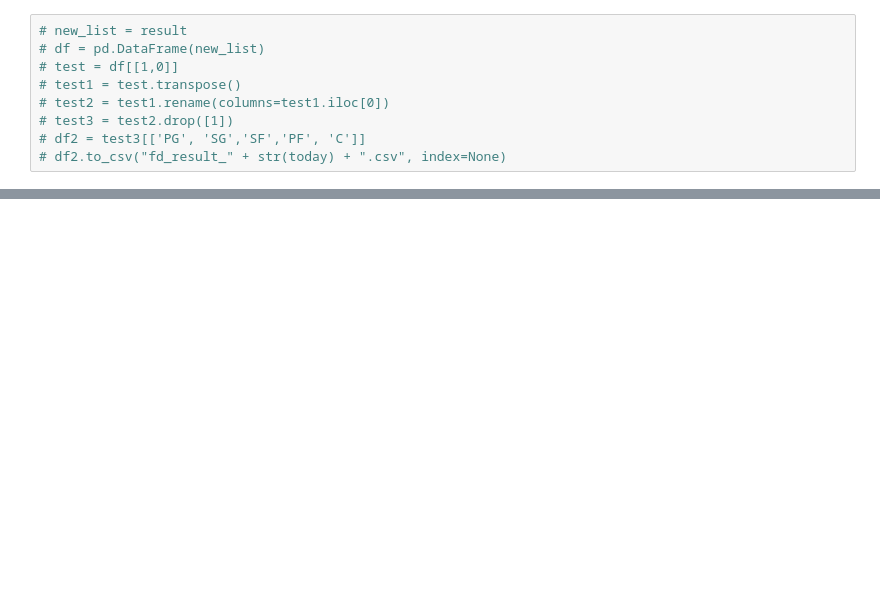
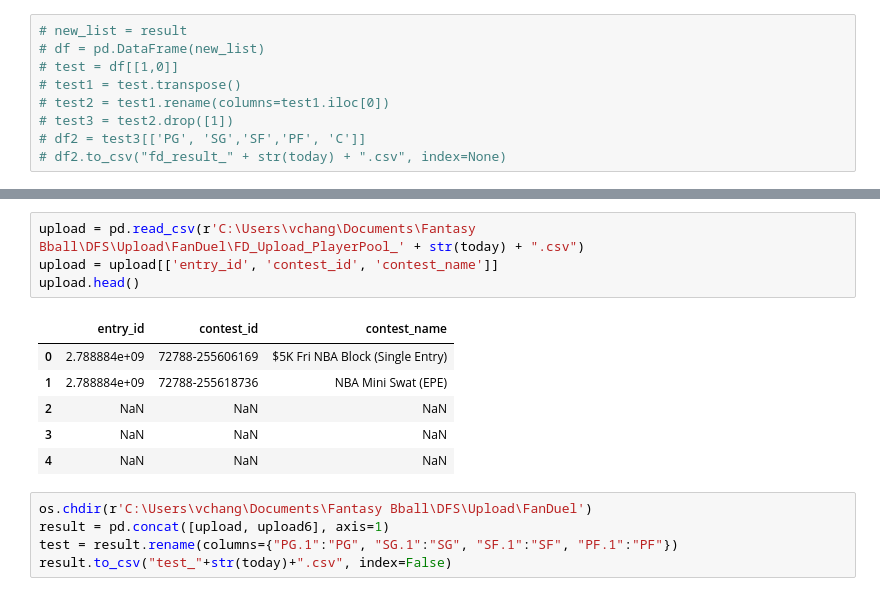
Before and after one commit to vincent-j-chang/fantasybball, a Jupyter notebook: EstablishTheRun/No Repeat Players FanDuel - Player Pool Salary Optimization ETR v2.ipynb, the cells around one changed output, grey strips where cells are left out. Cells and saved outputs as stored; diff of their text form; blank space fills up the shorter version.

Commit message:
Automating Upload v1

```diff
--- a/EstablishTheRun/No Repeat Players FanDuel - Player Pool Salary Optimization ETR v2.ipynb
+++ b/EstablishTheRun/No Repeat Players FanDuel - Player Pool Salary Optimization ETR v2.ipynb
@@ -272,0 +294,16 @@ upload6
+# %%
+upload = pd.read_csv(r'C:\Users\vchang\Documents\Fantasy Bball\DFS\Upload\FanDuel\FD_Upload_PlayerPool_' + str(today) + ".csv")
+upload = upload[['entry_id', 'contest_id', 'contest_name']]
+upload.head()
+# %% [output]
+|  | entry_id | contest_id | contest_name |
+| 0 | 2.788884e+09 | 72788-255606169 | $5K Fri NBA Block (Single Entry) |
+| 1 | 2.788884e+09 | 72788-255618736 | NBA Mini Swat (EPE) |
+| 2 | NaN | NaN | NaN |
+| 3 | NaN | NaN | NaN |
+| 4 | NaN | NaN | NaN |
+# %%
+os.chdir(r'C:\Users\vchang\Documents\Fantasy Bball\DFS\Upload\FanDuel')
+result = pd.concat([upload, upload6], axis=1)
+test = result.rename(columns={"PG.1":"PG", "SG.1":"SG", "SF.1":"SF", "PF.1":"PF"})
+result.to_csv("test_"+str(today)+".csv", index=False)
```
Also changed, not shown: parts of 12 cells of this notebook, 1 other file.
